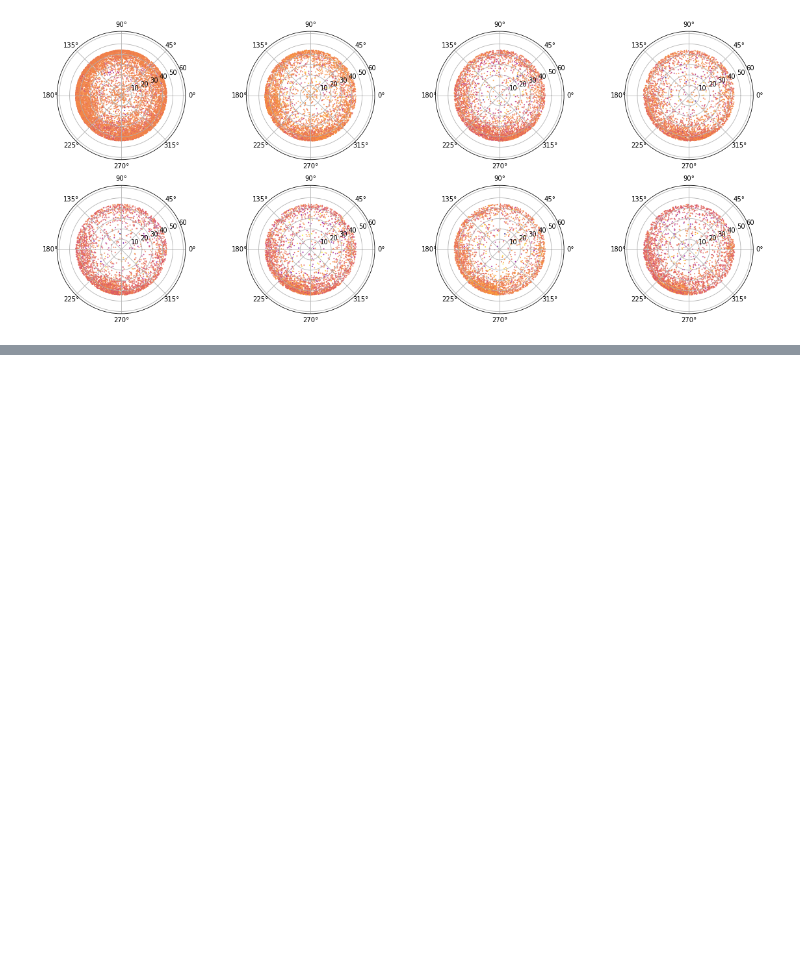
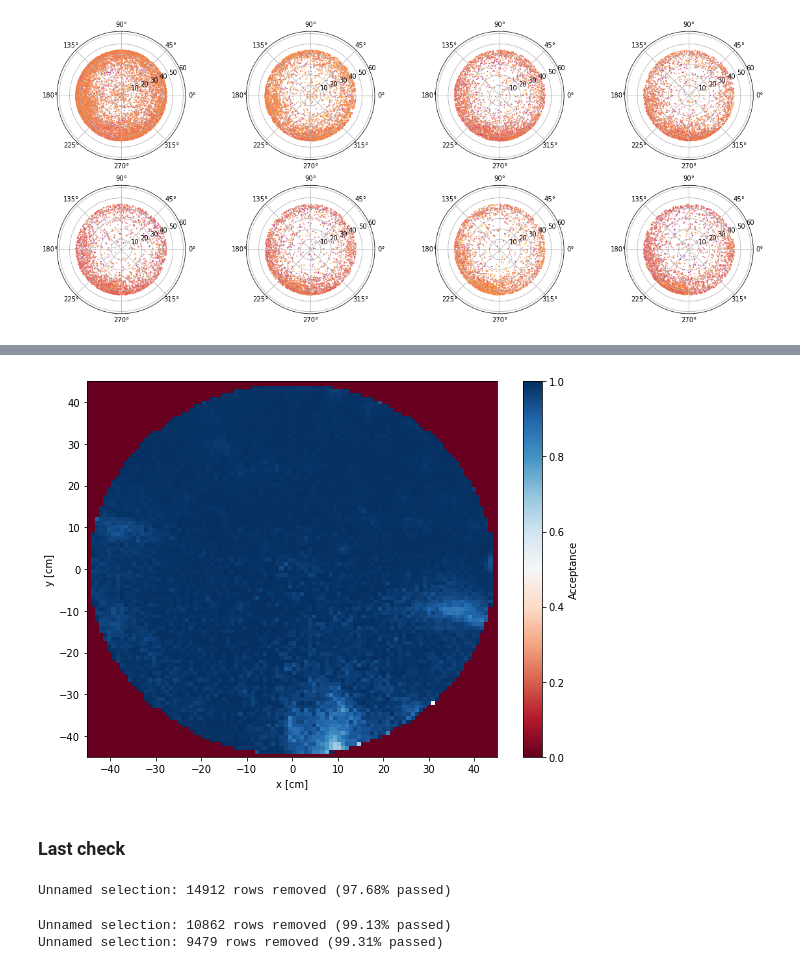
Before and after one commit to GiovanniVolta/CS2-AFT-SR2, a Jupyter notebook: notebook/CS2_AFT_6.10.1_comparison_before18836.ipynb, the cells around one changed output, grey strips where cells are left out. Cells and saved outputs as stored; diff of their text form; code cells hidden in the pictures; blank space fills up the shorter version.

```diff
--- a/notebook/CS2_AFT_6.10.1_comparison_before18836.ipynb
+++ b/notebook/CS2_AFT_6.10.1_comparison_before18836.ipynb
@@ -815,0 +844,24 @@ Unnamed selection: 3236069 rows removed (1.08% passed)
+# %%
+plt.figure(figsize=(8,6))
+c = plt.pcolor(x_data, y_data, Acceptance_xy, cmap='RdBu', vmin=0, vmax=1)
+plt.colorbar(c, label='Acceptance')
+plt.xlabel('x [cm]')
+plt.ylabel('y [cm]')
+plt.tight_layout()
+# %% [output]
+[figure, added]
+# %% [markdown]
+### Last check
+# %%
+tmp = DataNG_maps.copy()
+xy_z1 = tmp[(tmp['z_3d_nn_tf']>-30) & (tmp['z_3d_nn_tf']<=-10)]
+xy_z2 = tmp[(tmp['z_3d_nn_tf']>-60) & (tmp['z_3d_nn_tf']<=-30)]
+xy_z3 = tmp[(tmp['z_3d_nn_tf']>-90) & (tmp['z_3d_nn_tf']<=-60)]
+
+xy_z1_cut = hax.cuts.selection(xy_z1, xy_z1['cs2_aft_cut_2'] == True)
+xy_z2_cut = hax.cuts.selection(xy_z2, xy_z2['cs2_aft_cut_2'] == True)
+xy_z3_cut = hax.cuts.selection(xy_z3, xy_z3['cs2_aft_cut_2'] == True)
+# %% [output]
+Unnamed selection: 14912 rows removed (97.68% passed)
+Unnamed selection: 10862 rows removed (99.13% passed)
+Unnamed selection: 9479 rows removed (99.31% passed)
```
Also changed, not shown: parts of 8 cells of this notebook.
